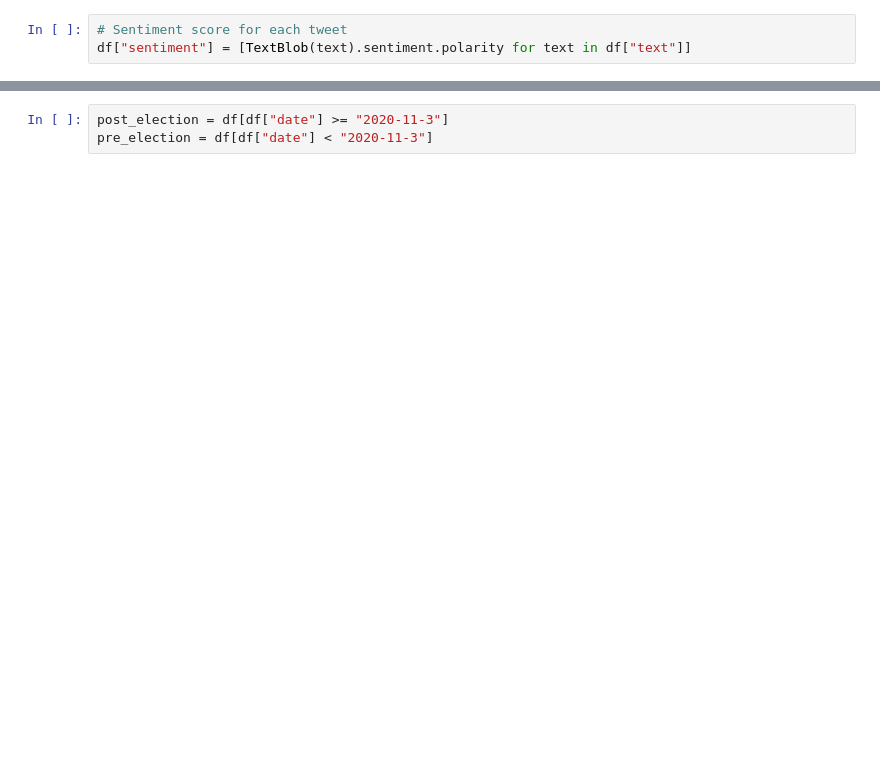
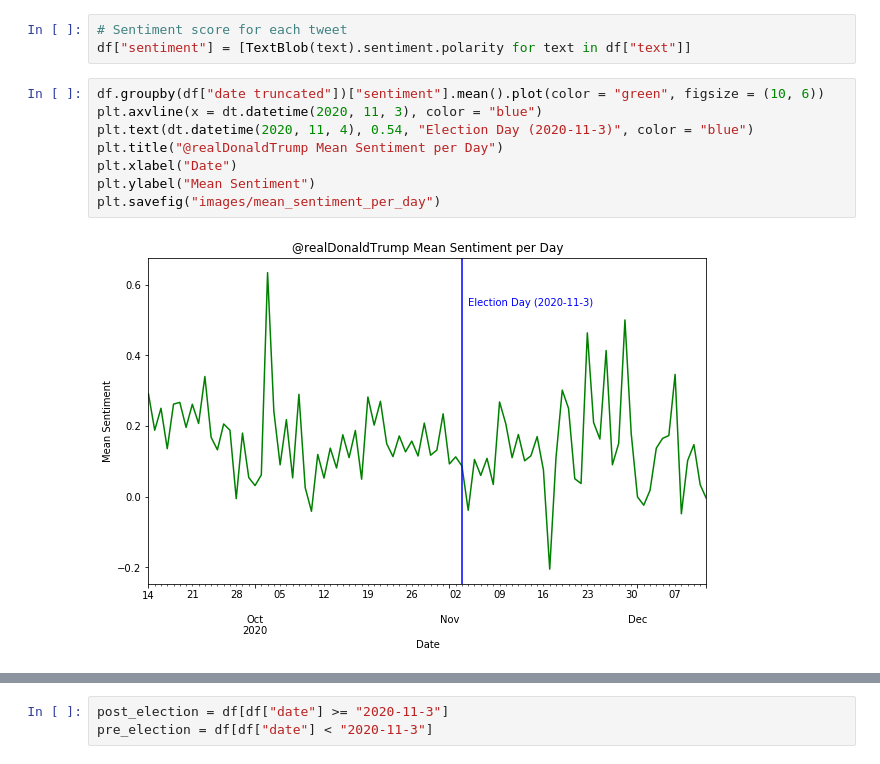
Before and after one commit to evilpegasus/twitter-sentiment-analysis, a Jupyter notebook: twitter_sentiment.ipynb, the cells around one changed output, grey strips where cells are left out. Cells and saved outputs as stored; diff of their text form; blank space fills up the shorter version.

```diff
--- a/twitter_sentiment.ipynb
+++ b/twitter_sentiment.ipynb
@@ -117,3 +114,13 @@ df = df.dropna(subset = ["text"])
 # %%
 # Sentiment score for each tweet
 df["sentiment"] = [TextBlob(text).sentiment.polarity for text in df["text"]]
+# %%
+df.groupby(df["date truncated"])["sentiment"].mean().plot(color = "green", figsize = (10, 6))
+plt.axvline(x = dt.datetime(2020, 11, 3), color = "blue")
+plt.text(dt.datetime(2020, 11, 4), 0.54, "Election Day (2020-11-3)", color = "blue")
+plt.title("@realDonaldTrump Mean Sentiment per Day")
+plt.xlabel("Date")
+plt.ylabel("Mean Sentiment")
+plt.savefig("images/mean_sentiment_per_day")
+# %% [output]
+[figure, added]
```
Also changed, not shown: parts of 8 cells of this notebook, 8 other files.
